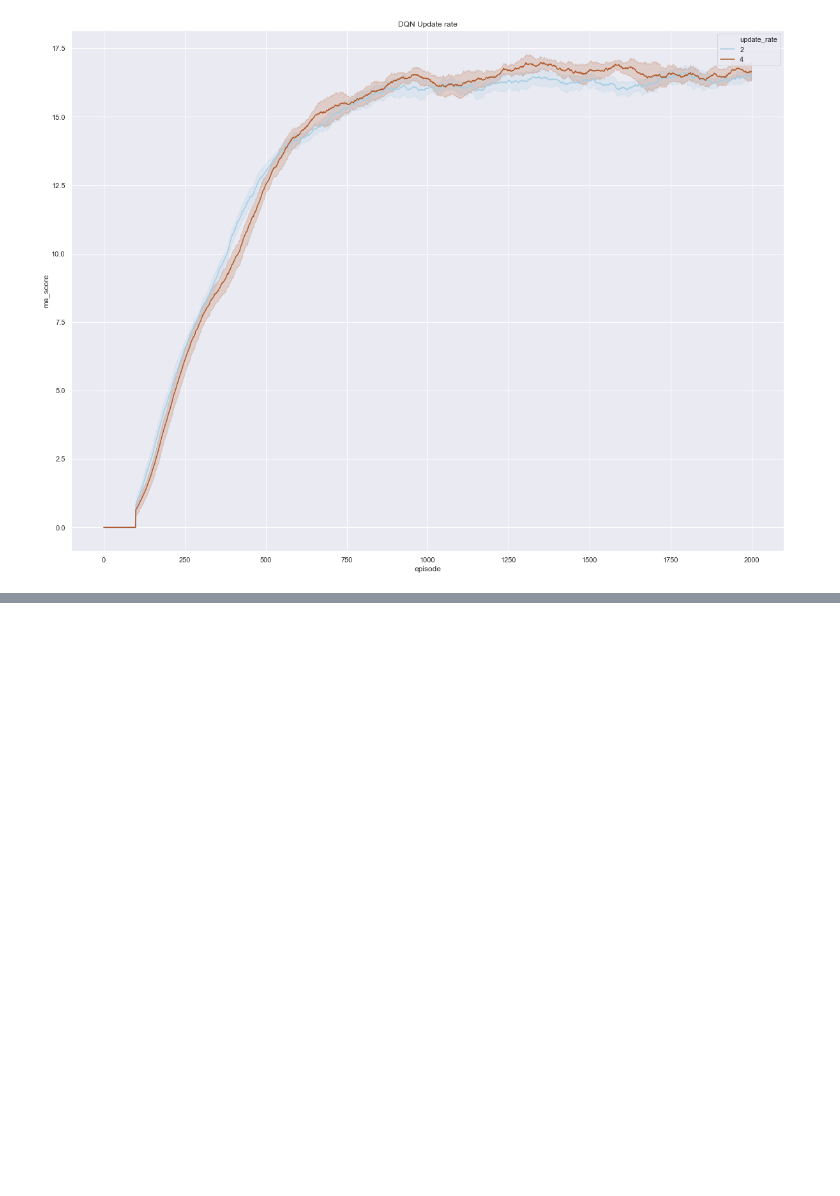
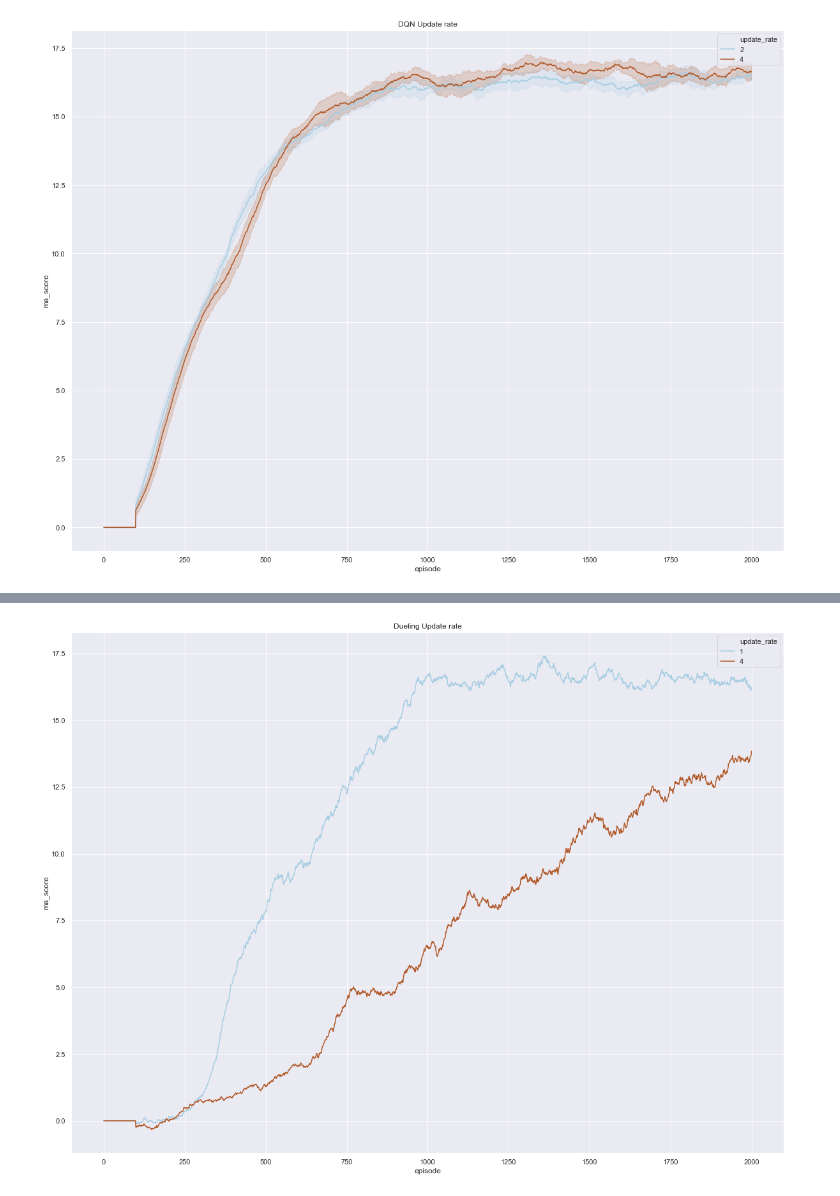
Before and after one commit to jezzarax/drlnd_p1_navigation, a Jupyter notebook: Training_hyperparameter_search_analysis.ipynb, the cells around one changed output, grey strips where cells are left out. Drawn from its saved outputs; the diff is of its cells as text; code cells hidden in the pictures; blank space fills up the shorter version.

```diff
--- a/Training_hyperparameter_search_analysis.ipynb
+++ b/Training_hyperparameter_search_analysis.ipynb
@@ -124,3 +130,7 @@ render_experiment_results(experiment_outcomes[6])
+# %%
+render_experiment_results(experiment_outcomes[8])
+# %% [output]
+[figure, added]
 # %%
 overal_results = pd.DataFrame()
 for (experiment_name, df, var_under_test) in experiment_outcomes:
```
Also changed, not shown: parts of 5 cells of this notebook.
